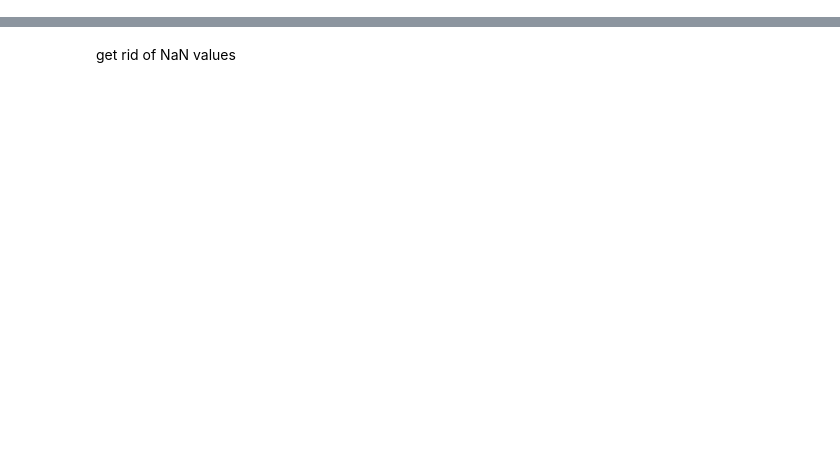
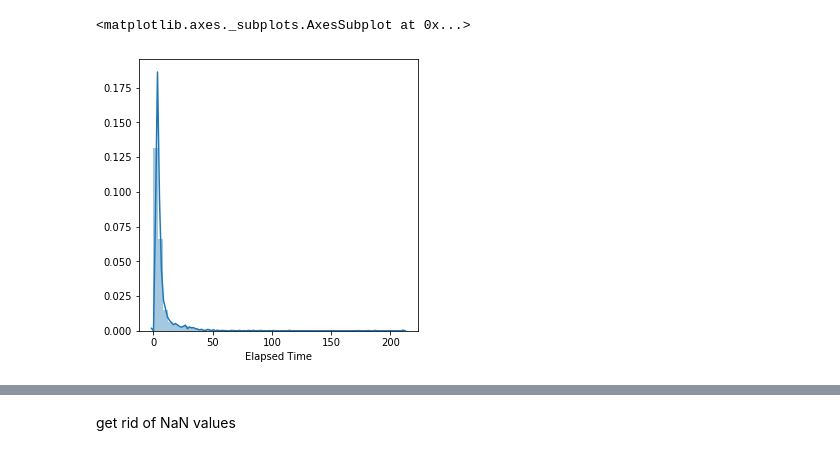
Before and after one commit to yavorska-iryna/IDS-project, a Jupyter notebook: notebooks/EDA_test.ipynb, the cells around one changed output, grey strips where cells are left out. Drawn from its saved outputs; the diff is of its cells as text; code cells hidden in the pictures; blank space fills up the shorter version.

```diff
--- a/notebooks/EDA_test.ipynb
+++ b/notebooks/EDA_test.ipynb
@@ -16 +52,8 @@ dataset = dataset[dataset['Activity Type'].str.match('Run')]
+# %%
+plt.figure(figsize=(5,5))
+plt.tight_layout()
+seabornInstance.distplot(datasets['Elapsed Time'])
+# %% [output]
+<matplotlib.axes._subplots.AxesSubplot at 0x...>
+[figure, added]
 # %%
```
Also changed, not shown: parts of 13 cells of this notebook.
